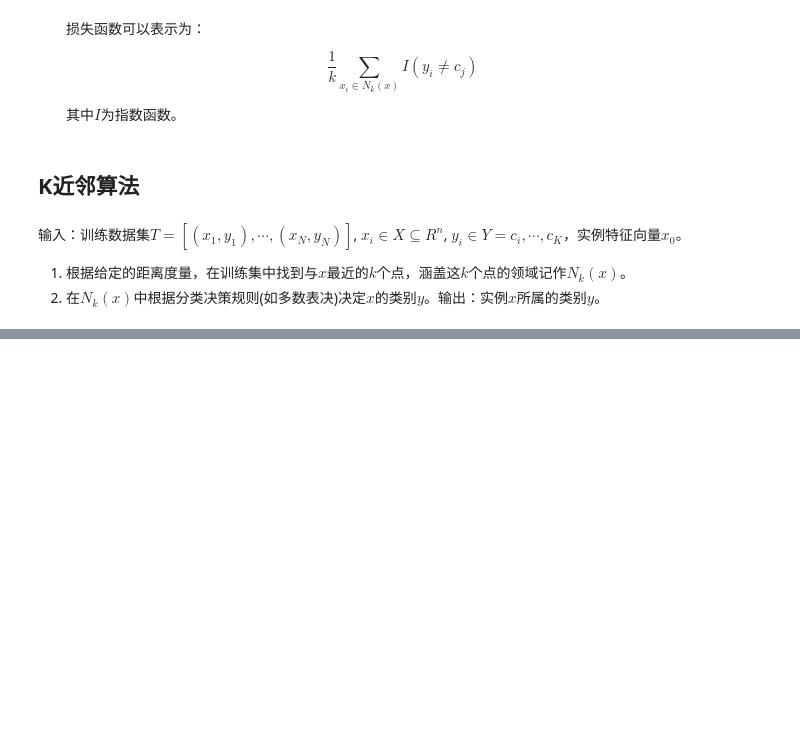
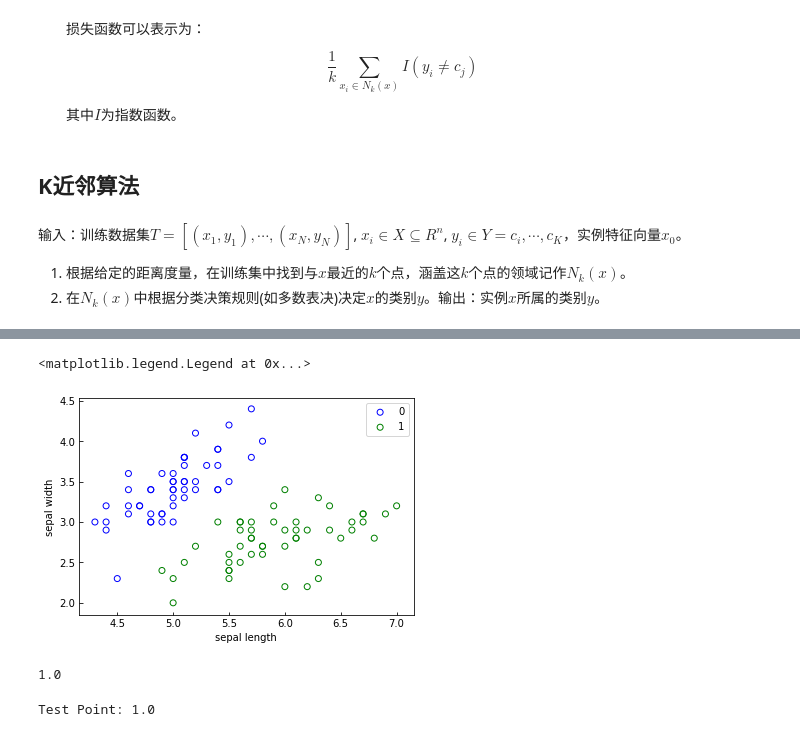
Before and after one commit to tinyzqh/Algorithms_Note, a Jupyter notebook: 04-传统机器学习/03_K近邻.ipynb, the cells around one changed output, grey strips where cells are left out. Drawn from its saved outputs; the diff is of its cells as text; code cells hidden in the pictures; blank space fills up the shorter version.

```diff
--- a/04-传统机器学习/03_K近邻.ipynb
+++ b/04-传统机器学习/03_K近邻.ipynb
@@ -166,0 +174,7 @@ $$
+# %%
+# 加载鸢尾花数据
+iris = load_iris()
+df = pd.DataFrame(iris.data,columns=iris.feature_names)
+df['label'] = iris.target
+df.columns = ['sepal length', 'sepal width', 'petal length', 'petal width', 'label']
+df.head()
@@ -166,0 +188,12 @@ $$
+# %%
+# 可视化sepal length与sepal width之间关系的散点图
+plt.figure(figsize=(6,4))
+plt.tick_params(direction='in')
+plt.scatter(df[:50]['sepal length'], df[:50]['sepal width'],c='',edgecolors='b',label='0')
+plt.scatter(df[50:100]['sepal length'], df[50:100]['sepal width'],c='',edgecolors='g',label='1')
+plt.xlabel('sepal length')
+plt.ylabel('sepal width')
+plt.legend()
+# %% [output]
+<matplotlib.legend.Legend at 0x...>
+[figure, added]
@@ -166,0 +252,9 @@ $$
+# %%
+clf.score(X_test, y_test)
+# %% [output]
+1.0
+# %%
+test_point = [6.0, 3.0]
+print('Test Point: {}'.format(clf.predict(test_point)))
+# %% [output]
+Test Point: 1.0
```
Also changed, not shown: parts of 6 cells of this notebook.
